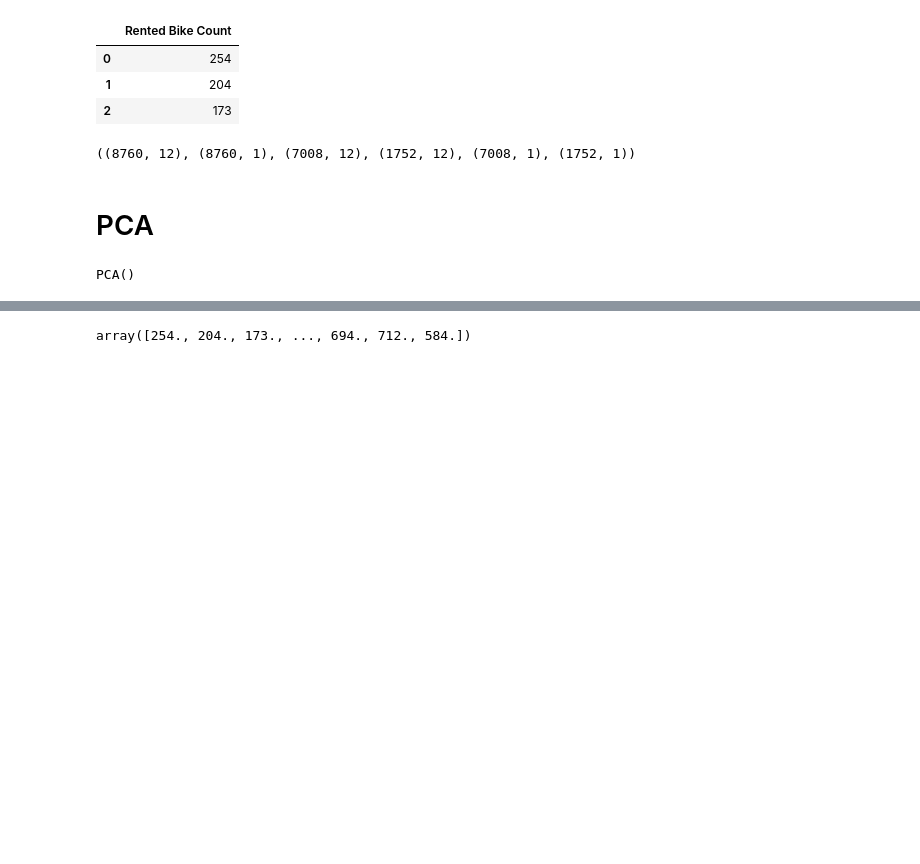
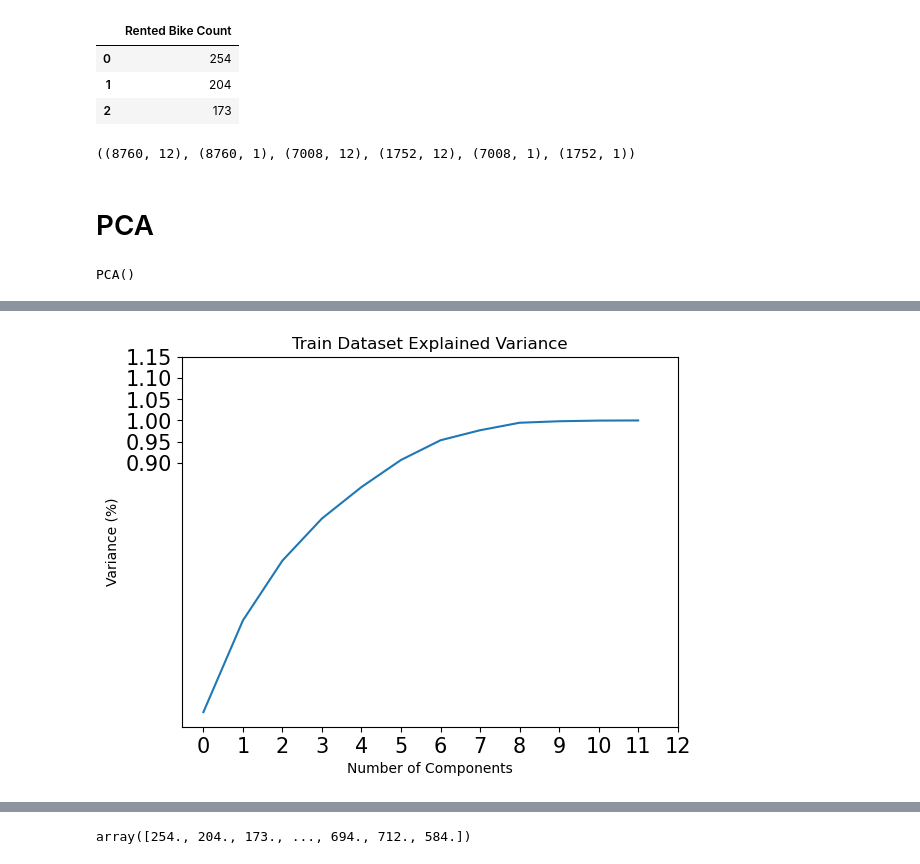
Before and after one commit to izazaka/ML, a Jupyter notebook: CA_ML.ipynb, the cells around one changed output, grey strips where cells are left out. Saved outputs shown, nothing was run; the diff lists cells and outputs as text; code cells hidden in the pictures; blank space fills up the shorter version.

```diff
--- a/CA_ML.ipynb
+++ b/CA_ML.ipynb
@@ -384 +387,12 @@ plt.show()
+# %%
+plt.figure()
+plt.plot(np.cumsum(pca.explained_variance_ratio_))
+plt.xlabel("Number of Components")
+plt.xticks(np.arange(0, 13, 1), fontsize = 15)
+plt.ylabel("Variance (%)")
+plt.yticks(np.arange(0.90, 1.2, 0.05), fontsize = 15)
+plt.title("Train Dataset Explained Variance")
+plt.show()
+# %% [output]
+[figure, added]
 # %%
```
Also changed, not shown: parts of 105 cells of this notebook, 24 other files.
